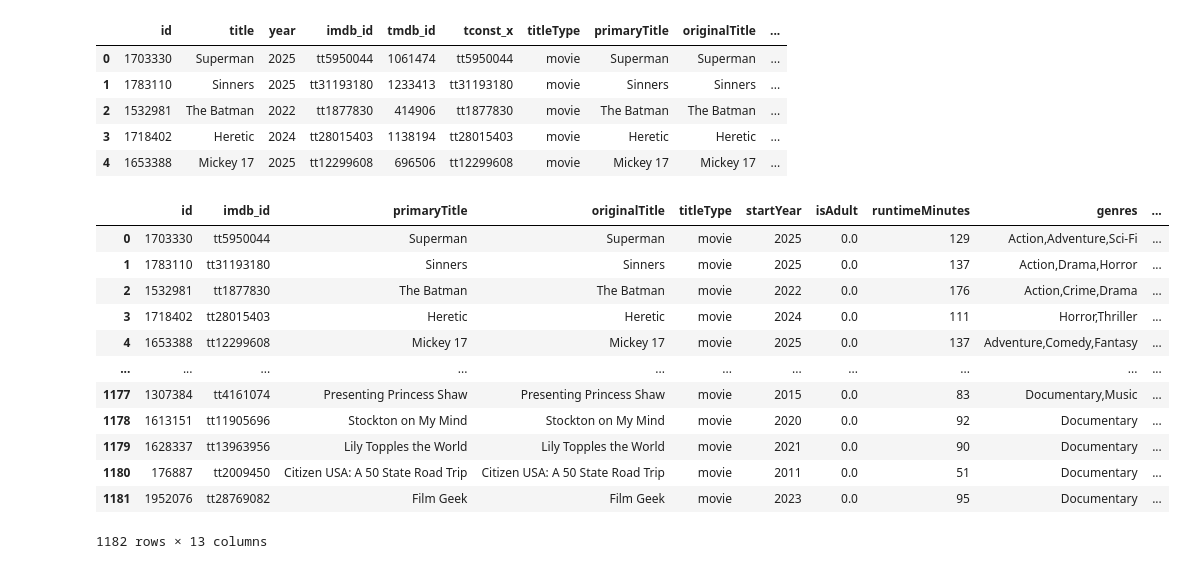
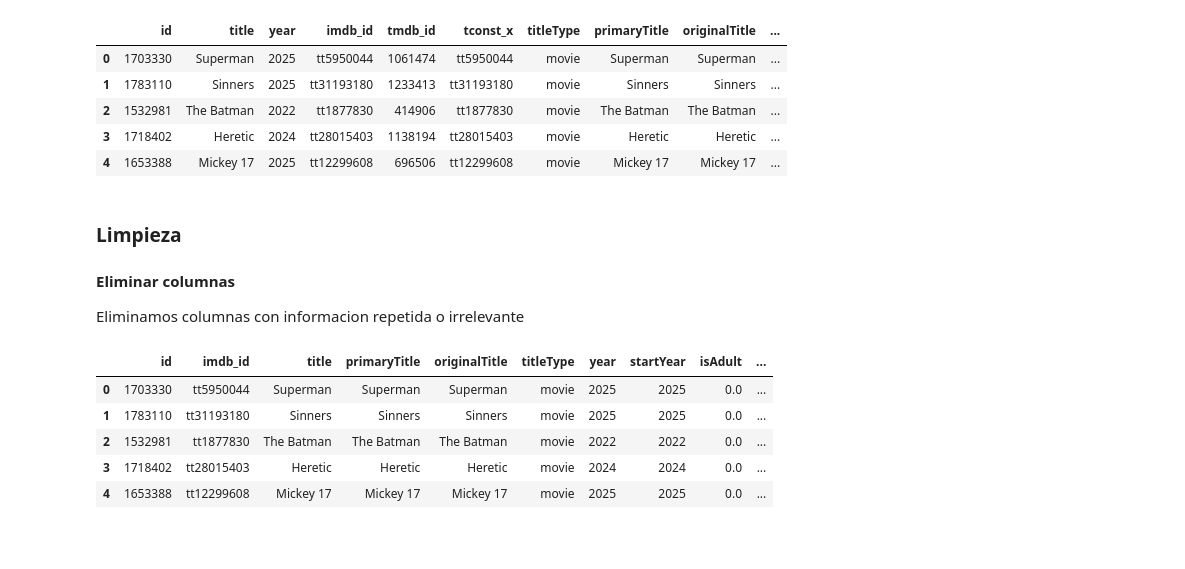
Before and after one commit to jlevipil/Proyecto-Grupo-18, a Jupyter notebook: imdb_max.ipynb, the cells around one changed output. Saved outputs shown, nothing was run; the diff lists cells and outputs as text; code cells hidden in the pictures; blank space fills up the shorter version.

```diff
--- a/imdb_max.ipynb
+++ b/imdb_max.ipynb
@@ -33,5 +57,5 @@ imbd_basics.head()
 # %%
-imbd_ratings = pd.read_csv("title.ratings.tsv", sep='\t')
-imbd_ratings.head()
+imdb_ratings = pd.read_csv('data/title.ratings.tsv', sep='\t')
+imdb_ratings.head()
 # %% [output]
 |  | tconst | averageRating | numVotes |
@@ -43,5 +92,5 @@ imbd_ratings.head()
 # %%
-imdb_crew = pd.read_csv('title.crew.tsv', sep='\t')
+imdb_crew = pd.read_csv('data/title.crew.tsv', sep='\t')
 imdb_crew.head()
 # %% [output]
 |  | tconst | directors | writers |
@@ -65,5 +125,5 @@ imdb_name.head()
 # %%
-df_main1 = df_max.merge(imbd_basics, how='left', left_on='imdb_id', right_on='tconst')
+df_main1 = dfmax.merge(imdb_basics, how='left', left_on='imdb_id', right_on='tconst')
 df_main1.head()
 # %% [output]
 |  | id | title | year | imdb_id | tmdb_id | tconst | titleType | primaryTitle | originalTitle | isAdult | ... |
@@ -75,5 +137,5 @@ df_main1.head()
 # %%
-df_main2 = df_main1.merge(imbd_ratings, how='left', left_on='imdb_id', right_on='tconst')
+df_main2 = df_main1.merge(imdb_ratings, how='left', left_on='imdb_id', right_on='tconst')
 df_main2.head()
 # %% [output]
 |  | id | title | year | imdb_id | tmdb_id | tconst_x | titleType | primaryTitle | originalTitle | ... |
@@ -92,21 +156,18 @@ df_main3.head()
 | 2 | 1532981 | The Batman | 2022 | tt1877830 | 414906 | tt1877830 | movie | The Batman | The Batman | ... |
 | 3 | 1718402 | Heretic | 2024 | tt28015403 | 1138194 | tt28015403 | movie | Heretic | Heretic | ... |
 | 4 | 1653388 | Mickey 17 | 2025 | tt12299608 | 696506 | tt12299608 | movie | Mickey 17 | Mickey 17 | ... |
+# %% [markdown]
+### Limpieza
+#### Eliminar columnas
+Eliminamos columnas con informacion repetida o irrelevante
 # %%
-df_main4 = df_main3[['id', 'imdb_id', 'primaryTitle', 'originalTitle', 'titleType', 'startYear',
-                    'isAdult', 'runtimeMinutes', 'genres', 'averageRating', 'numVotes', 'directors', 'writers']]
-df_main4
+df_main4 = df_main3[['id', 'imdb_id', 'title', 'primaryTitle', 'originalTitle', 'titleType', 'year', 'startYear',
+                     'isAdult', 'runtimeMinutes', 'genres', 'averageRating', 'numVotes', 'directors', 'writers']]
+df_main4.head()
 # %% [output]
-|  | id | imdb_id | primaryTitle | originalTitle | titleType | startYear | isAdult | runtimeMinutes | genres | ... |
-| 0 | 1703330 | tt5950044 | Superman | Superman | movie | 2025 | 0.0 | 129 | Action,Adventure,Sci-Fi | ... |
-| 1 | 1783110 | tt31193180 | Sinners | Sinners | movie | 2025 | 0.0 | 137 | Action,Drama,Horror | ... |
-| 2 | 1532981 | tt1877830 | The Batman | The Batman | movie | 2022 | 0.0 | 176 | Action,Crime,Drama | ... |
-| 3 | 1718402 | tt28015403 | Heretic | Heretic | movie | 2024 | 0.0 | 111 | Horror,Thriller | ... |
-| 4 | 1653388 | tt12299608 | Mickey 17 | Mickey 17 | movie | 2025 | 0.0 | 137 | Adventure,Comedy,Fantasy | ... |
-| ... | ... | ... | ... | ... | ... | ... | ... | ... | ... | ... |
-| 1177 | 1307384 | tt4161074 | Presenting Princess Shaw | Presenting Princess Shaw | movie | 2015 | 0.0 | 83 | Documentary,Music | ... |
-| 1178 | 1613151 | tt11905696 | Stockton on My Mind | Stockton on My Mind | movie | 2020 | 0.0 | 92 | Documentary | ... |
-| 1179 | 1628337 | tt13963956 | Lily Topples the World | Lily Topples the World | movie | 2021 | 0.0 | 90 | Documentary | ... |
-| 1180 | 176887 | tt2009450 | Citizen USA: A 50 State Road Trip | Citizen USA: A 50 State Road Trip | movie | 2011 | 0.0 | 51 | Documentary | ... |
-| 1181 | 1952076 | tt28769082 | Film Geek | Film Geek | movie | 2023 | 0.0 | 95 | Documentary | ... |
+|  | id | imdb_id | title | primaryTitle | originalTitle | titleType | year | startYear | isAdult | ... |
+| 0 | 1703330 | tt5950044 | Superman | Superman | Superman | movie | 2025 | 2025 | 0.0 | ... |
+| 1 | 1783110 | tt31193180 | Sinners | Sinners | Sinners | movie | 2025 | 2025 | 0.0 | ... |
+| 2 | 1532981 | tt1877830 | The Batman | The Batman | The Batman | movie | 2022 | 2022 | 0.0 | ... |
+| 3 | 1718402 | tt28015403 | Heretic | Heretic | Heretic | movie | 2024 | 2024 | 0.0 | ... |
+| 4 | 1653388 | tt12299608 | Mickey 17 | Mickey 17 | Mickey 17 | movie | 2025 | 2025 | 0.0 | ... |
-1182 rows × 13 columns
```
Also changed, not shown: parts of 54 cells of this notebook, 7 other files.
